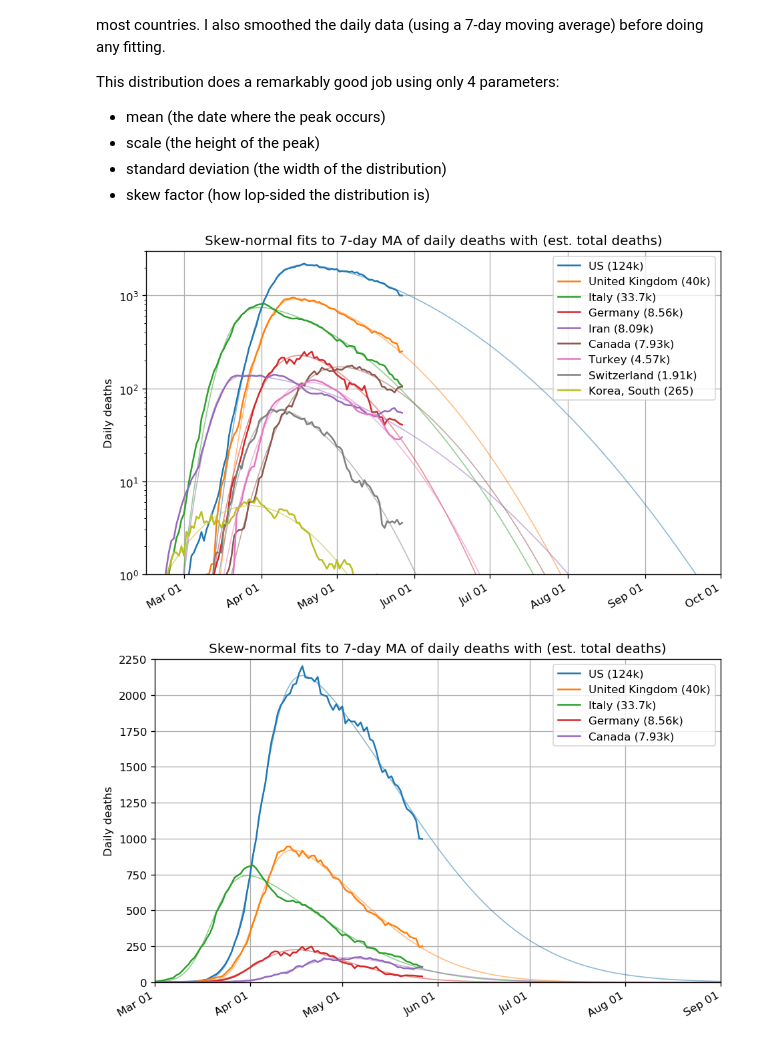
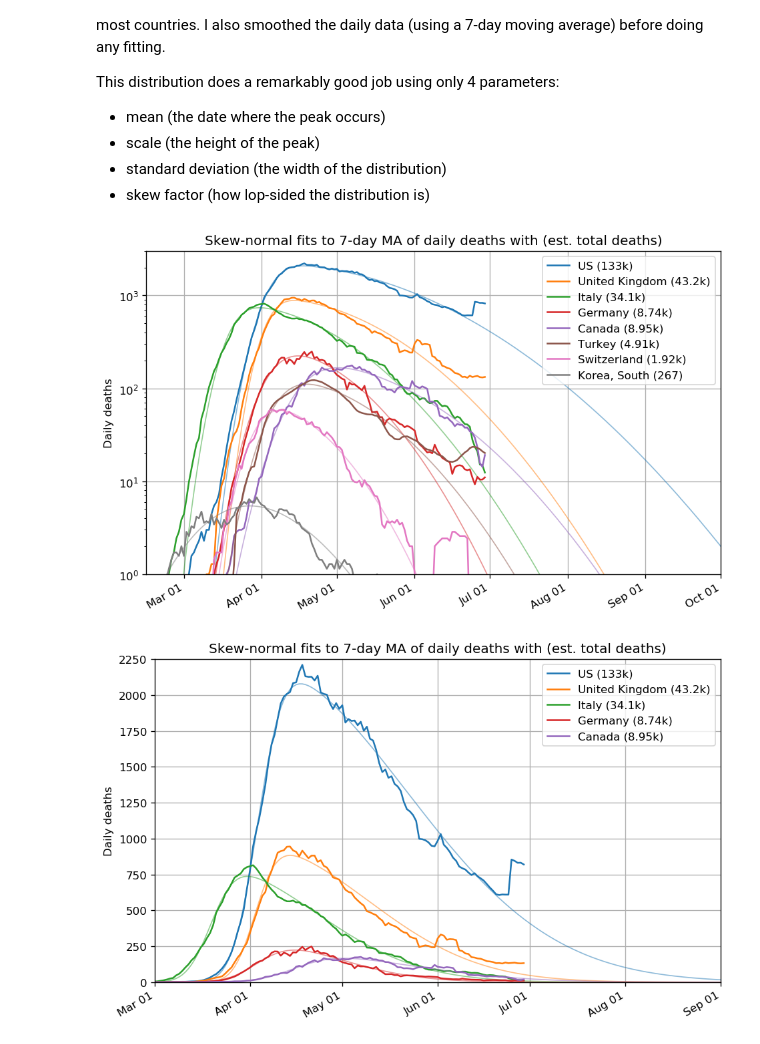
Before and after one commit to LaurentLessard/covid19, a Jupyter notebook: covid_forecast.ipynb, the cells around one changed output. Saved outputs shown, nothing was run; the diff lists cells and outputs as text; code cells hidden in the pictures.

Commit message:
June 29 update with new plots

```diff
--- a/covid_forecast.ipynb
+++ b/covid_forecast.ipynb
@@ -241,7 +241,7 @@ This distribution does a remarkably good job using only 4 parameters:
 - skew factor (how lop-sided the distribution is)
 # %%
 # countries to plot
-countries = ['US','United Kingdom','Italy','Germany','Iran','Canada','Turkey','Switzerland','Korea, South']
+countries = ['US','United Kingdom','Italy','Germany','Canada','Turkey','Switzerland','Korea, South']
 
 # timeseries data to use (raw data of US daily deaths)
 y = df[countries].diff().rolling(7).mean().dropna()  # first timestamp where data is positive thereafter
@@ -258,34 +258,34 @@ pred_end   = datetime.date(2020, 10, 1)
 
 for c in countries:
     color = next(ax._get_lines.prop_cycler)['color']
 
     p = fit( y[c], skew_gaussian, y[c].index[0], y[c].index[-1], p0=[max(y[c]),80,20,1] )
     ypred = forecast( skew_gaussian, pred_start, pred_end, p )
 
     # plot raw data and fits
     tot_pred_deaths = sum(ypred)
     if tot_pred_deaths < 1000:
         disp_tot = "%.3g" % tot_pred_deaths
     else:
         disp_tot = "%.3gk" % (tot_pred_deaths/1000)
 
     plt.plot( y[c], color=color, label="%s (%s)" % (c,disp_tot) )
     plt.plot( ypred, linewidth=1, alpha=0.5, color=color )
 
 # format plot
 plt.yscale("log")
 ax.xaxis.set_major_formatter(DateFormatter(date_format))
 ax.autoscale(enable=True, axis='x', tight=True)
 plt.title("Skew-normal fits to 7-day MA of daily deaths with (est. total deaths)")
 plt.ylabel("Daily deaths")
 plt.ylim(ymin=1,ymax=3000)
 plt.xlim(xmin=pred_start, xmax=pred_end)
 plt.grid()
 plt.legend()
 plt.tight_layout()
 plt.savefig("figures/skew_normal_model_log.png")
 # %% [output]
-[figure, old version]
+[figure, new version]
 # %%
 # countries to plot
 countries = ['US','United Kingdom','Italy','Germany','Canada']
@@ -333,7 +333,7 @@ plt.legend()
 plt.tight_layout()
 plt.savefig("figures/skew_normal_model_linear.png")
 # %% [output]
-[figure, old version]
+[figure, new version]
 # %%
 # countries to plot
 countries = ['US','Italy']
```
Also changed, not shown: parts of 5 cells of this notebook, 22 other files.
